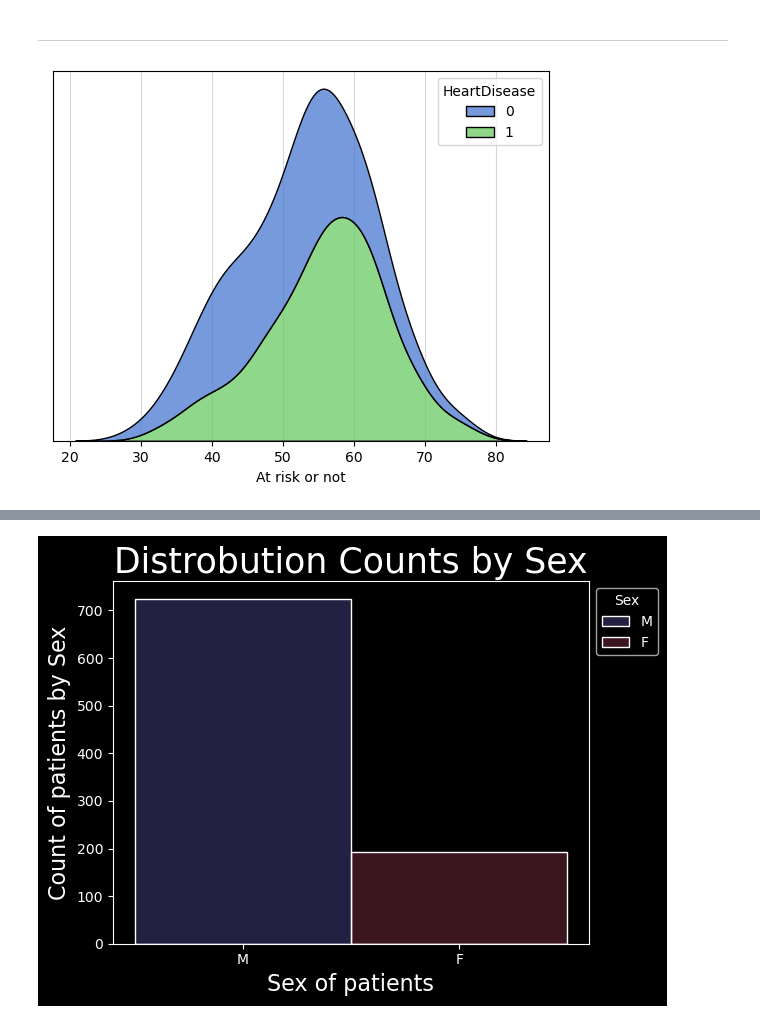
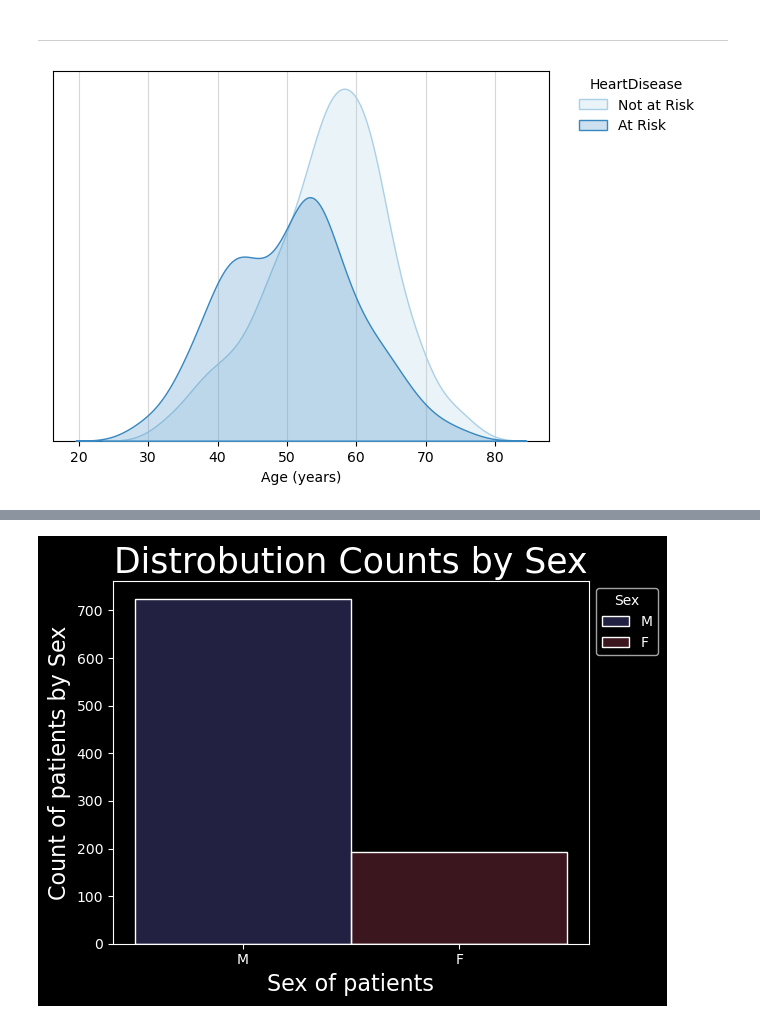
Before and after one commit to zeekwired/Project-2, a Jupyter notebook: Project 2.ipynb, the cells around one changed output, grey strips where cells are left out. Cells and saved outputs as stored; diff of their text form; code cells hidden in the pictures.

```diff
--- a/Project 2.ipynb
+++ b/Project 2.ipynb
@@ -168,13 +169,24 @@ Name: HeartDisease, dtype: int64
 ---
 # %%
 # Using a density plot to measure the density of patients with HR or not
-with plt.style.context('seaborn-muted', 'tabluae-colorbond10'):
-    sns.kdeplot(data=df, x='Age', hue='HeartDisease', multiple='stack', zorder=3)
-    plt.xlabel('At risk or not')
+with plt.style.context('seaborn-muted'):
+    ax = sns.kdeplot(data=df,
+                     x='Age',
+                     hue='HeartDisease',
+                     fill=True,
+                     zorder=3,
+                     palette='Blues_r')
+    sns.move_legend(bbox_to_anchor=(1.05, 1),
+                    borderaxespad=0,
+                    loc=2,
+                    obj=ax,
+                    labels=['Not at Risk', 'At Risk'],
+                    frameon=False)
+    plt.xlabel('Age (years)')
     plt.ylabel('')
     plt.yticks([])
     plt.grid(zorder=0, alpha=0.5)
 
 plt.show()
 # %% [output]
-[figure, old version]
+[figure, new version]
```
Also changed, not shown: parts of 5 cells of this notebook.
